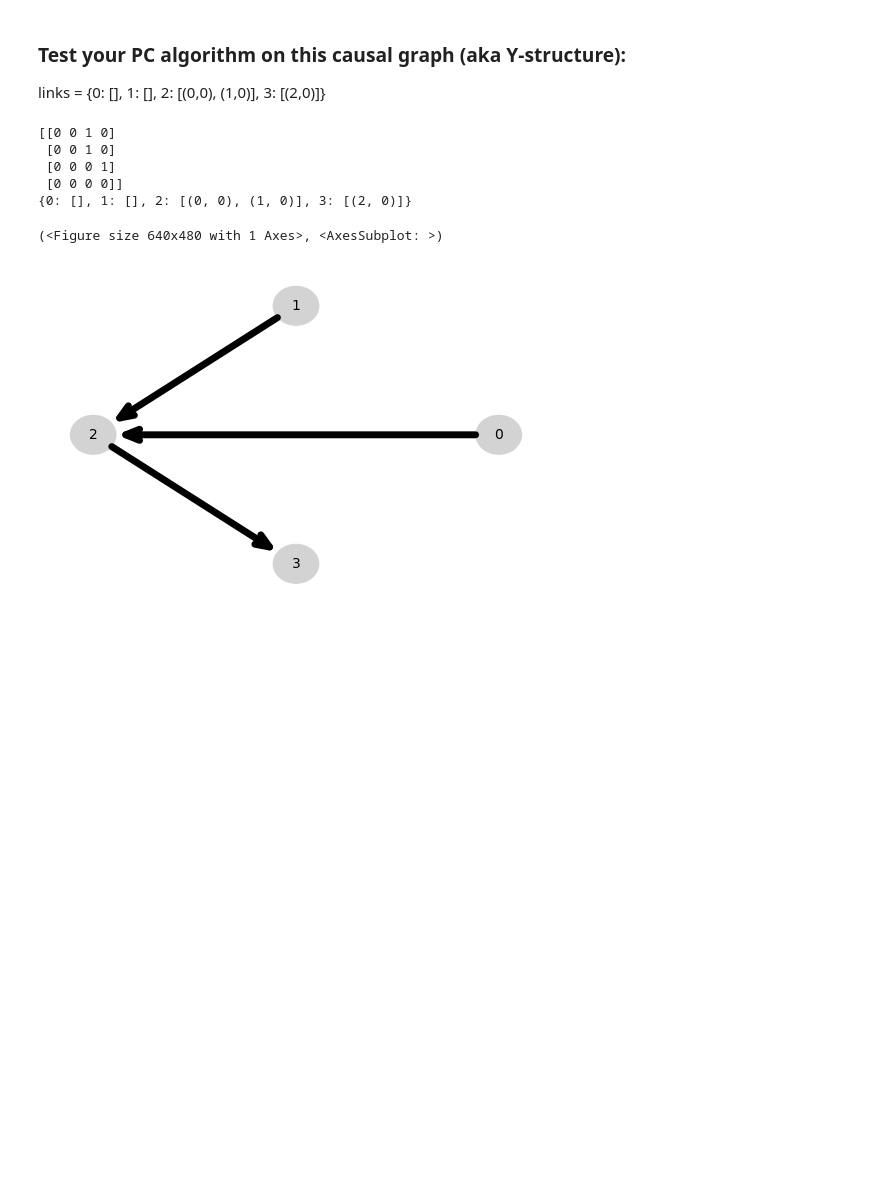
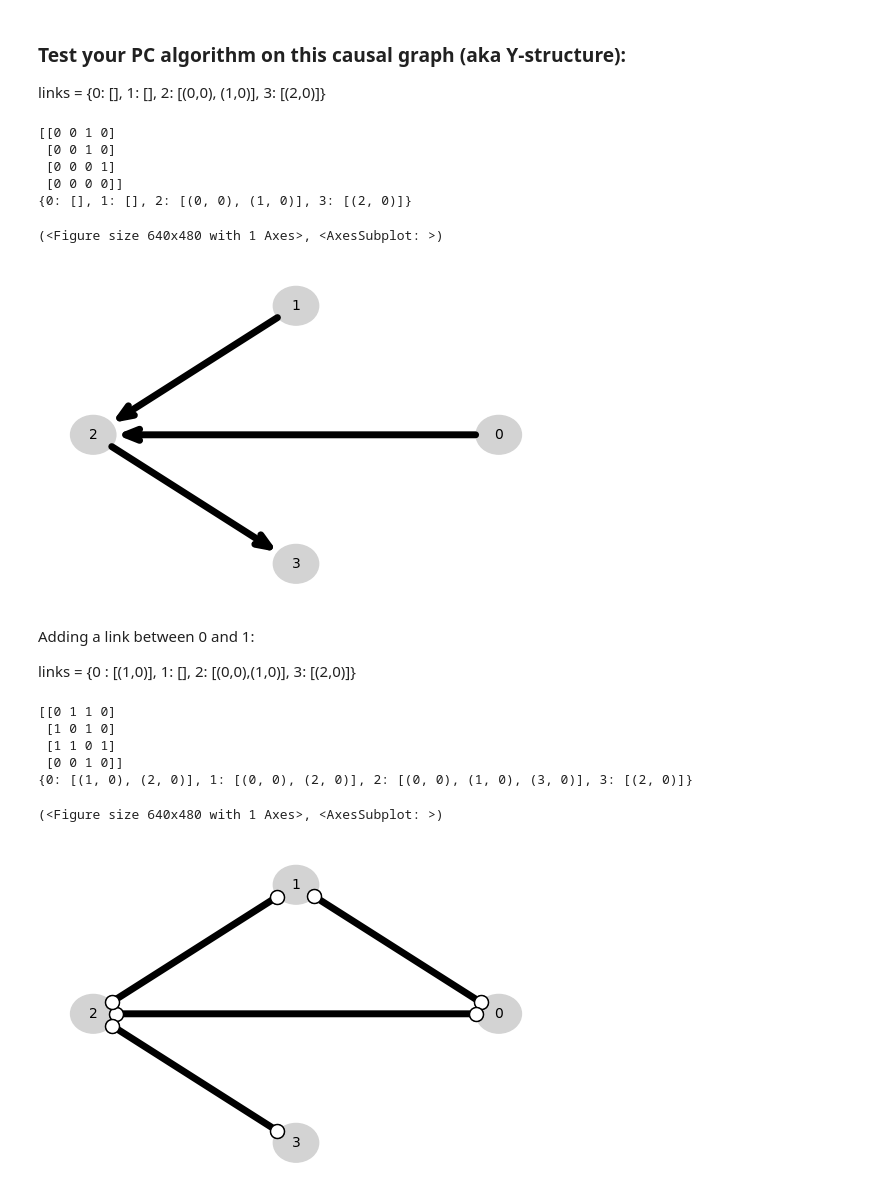
Before and after one commit to chrismatix/blog-projects, a Jupyter notebook: notebooks/pc_alg.ipynb, the cells around one changed output. Drawn from its saved outputs; the diff is of its cells as text; code cells hidden in the pictures; blank space fills up the shorter version.

```diff
--- a/notebooks/pc_alg.ipynb
+++ b/notebooks/pc_alg.ipynb
@@ -108,9 +119,6 @@ class PC:
         # Step 2: Orient all unshielded triplets
         cpdag = adj.copy()
         for y in range(0, self.n_var):
-            if cpdag[y].sum() < 2:
-                continue
-
             xz_edges = np.argwhere(cpdag[y] > 0).flatten()
             for S in itertools.combinations(xz_edges, 2):
                 (x, z) = S
@@ -130,7 +138,7 @@ class PC:
         self.apply_rule3(cpdag)
         self.apply_rule2(cpdag)
 
-        return cpdag, self._cpdag_to_links(cpdag)
+        return cpdag, self._cpdag_to_links(cpdag), self._cpdag_to_graph(cpdag)
 
     """
     Rule 1:
@@ -179,7 +187,8 @@ class PC:
             only_outbound = outbound[cpdag[outbound, y] == 0]
 
             # Set all edges pointing only_outbound -> only_inbound = 0
-            cpdag[only_outbound, only_inbound] = 0
+            if len(only_outbound) > 0 and len(only_inbound) > 0:
+                cpdag[only_outbound, only_inbound] = 0
 
     """
     Rule 3:
@@ -221,6 +230,23 @@ class PC:
                 if cpdag[i, j] != 0:
                     links[j] += [(i, 0)]
         return links
+
+    def _cpdag_to_graph(self, cpdag):
+        graph = list()
+        for i in range(self.n_var):
+            row = []
+            for j in range(self.n_var):
+                if cpdag[i, j] == 1 and cpdag[j, i] == 1:
+                    row += [['--']]
+                elif cpdag[i, j] == 1:
+                    row += [['-->']]
+                elif cpdag[j, i] == 1:
+                    row += [['<--']]
+                else:
+                    row += [['']]
+            graph += [row]
+
+        return np.array(graph)
 # %%
 # Rule 1 test
 a = np.array([
@@ -280,3 +306,23 @@ tp.plot_graph(graph=OracleCI(links=links).graph)
 {0: [], 1: [], 2: [(0, 0), (1, 0)], 3: [(2, 0)]}
 (<Figure size 640x480 with 1 Axes>, <AxesSubplot: >)
 [figure]
+# %% [markdown]
+Adding a link between 0 and 1:
+
+links = {0 : [(1,0)], 1: [], 2: [(0,0),(1,0)], 3: [(2,0)]}
+# %%
+links = {0 : [(1,0)], 1: [], 2: [(0,0), (1,0)], 3: [(2,0)]}
+
+pc = PC(4, OracleCI(links=links))
+cpdag, links, graph = pc.run()
+print(cpdag)
+print(links)
+tp.plot_graph(graph)
+# %% [output]
+[[0 1 1 0]
+ [1 0 1 0]
+ [1 1 0 1]
+ [0 0 1 0]]
+{0: [(1, 0), (2, 0)], 1: [(0, 0), (2, 0)], 2: [(0, 0), (1, 0), (3, 0)], 3: [(2, 0)]}
+(<Figure size 640x480 with 1 Axes>, <AxesSubplot: >)
+[figure, added]
```
Also changed, not shown: parts of 4 cells of this notebook.
